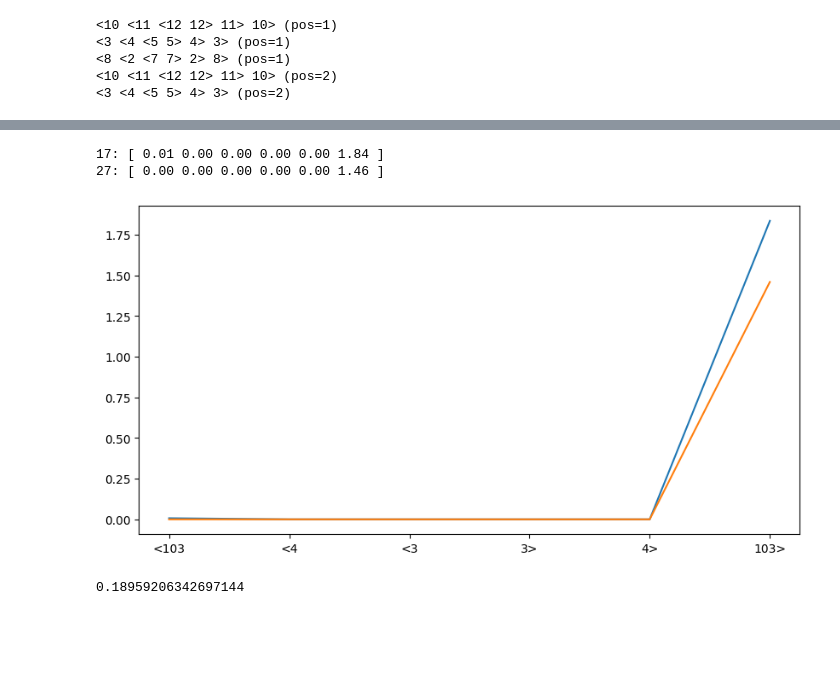
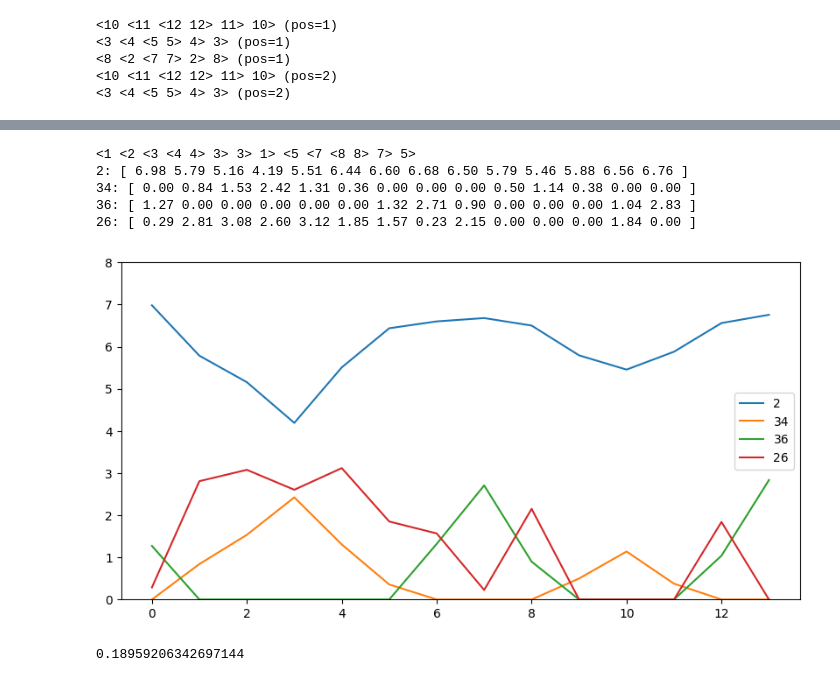
Before and after one commit to msh2481/LanguageTransfer, a Jupyter notebook: layer_replacement.ipynb, the cells around one changed output, grey strips where cells are left out. Cells and saved outputs as stored; diff of their text form; code cells hidden in the pictures; blank space fills up the shorter version.

```diff
--- a/layer_replacement.ipynb
+++ b/layer_replacement.ipynb
@@ -104,11 +119,11 @@ for prompt in tqdm(get_prompts(4000, n_tokens=prefix_cutoff)):
     assert_type(res, Float[TT, "n d"])
     logprobs = get_logprobs(model, tokenizer,  short_prompt)
     next_tokens = t.multinomial(logprobs.roll(-1, dims=0).exp(), 1).squeeze().tolist()
-    for i in range(8, 16):
-        prefix = " ".join(tokens[: i + 1])
+    for i_prefix in range(8, 16):
+        prefix = " ".join(tokens[: i_prefix + 1])
         prefixes.append(prefix)
-        suffixes.append(tokenizer.convert_ids_to_tokens(next_tokens[i]))
-        compressed.append(res[i])
+        suffixes.append(tokenizer.convert_ids_to_tokens(next_tokens[i_prefix]))
+        compressed.append(res[i_prefix])
 # %%
 @typed
 def show_activations(activations: Float[TT, "n d"], perm: Int[TT, "k"]) -> None:
@@ -124,10 +139,9 @@ def show_activations(activations: Float[TT, "n d"], perm: Int[TT, "k"]) -> None:
     fig.show()
 
 
-stacked = t.stack(compressed)
+stacked: Float[TT, "n_samples d"] = t.stack(compressed)
 stds = stacked.std(dim=0)
-std_argsort = t.tensor(list(stds.argsort())[::-1])
-important_dirs = std_argsort[:53]
+std_argsort = t.argsort(-stds)
 # stacked -= stacked.mean(dim=0, keepdim=True)
 # stacked /= stacked.norm(dim=0, keepdim=True)
-show_activations(stacked[:100], perm=important_dirs)
+show_activations(stacked[:100], perm=std_argsort)
@@ -134,7 +154,7 @@ show_activations(stacked[:100], perm=important_dirs)
 # %%
 stacked = t.stack(compressed)
-for pos, i in enumerate(std_argsort[:50]):
+for pos, i_prefix in enumerate(std_argsort[:50]):
     print(
-        f"{pos}) dim: {i.item()}\tstd: {ls(stds[i])}\tsim: {ls(sims[0][i])}\t other sim: {ls(sims[1][i])}"
+        f"{pos}) dim: {i_prefix.item()}\tstd: {ls(stds[i_prefix])}\tsim: {ls(sims[0][i_prefix])}\t other sim: {ls(sims[1][i_prefix])}"
     )
 # %% [output]
@@ -166,10 +186,10 @@ short_prompts = [
     ("<3 <4 <5 5> 4> 3>", 2),
 ]
 
-inspected_direction = 27
+inspected_direction = 32
 
 for prompt, position in short_prompts:
-    eps = 1e2
+    eps = 0.01
 
     effect = feature_effect(
         model,
@@ -183,7 +203,7 @@ for prompt, position in short_prompts:
     d = effect.base[f"lm_head"] * 0 + effect.diff[f"lm_head"]
     print(f"{prompt} (pos={position})")
 
-    r = 0.002 * eps
+    r = 0.04 * eps
     window = 50
     px.imshow(
         d[:, :window].detach(),
@@ -293,24 +373,26 @@ suffix (first) 2000 [('<170', 0.009), ('<213', 0.009), ('<224', 0.009), ('<6', 0
 # %%
 @typed
 def explore_input(user_input: str, features: list[int]) -> None:
-    tokens = tokenizer.encode(user_input)
     if any(x >= len(tokenizer) - 2 for x in tokenizer.encode(user_input)):
         print("Invalid input. Please try again.")
     cur = compressed_activations(model, tokenizer, user_input, {layer: sae})[layer]
-    str_tokens = tokenizer.tokenize(user_input)
-    str_tokens = [f"{tok}" for i, tok in enumerate(str_tokens)]
-    r = 200
     plt.figure(figsize=(10, 5))
+    plt.ylim(0, 8)
+    print(user_input)
     for feature in features:
         normalized = cur[:, feature] / stds[feature]
         print(f"{feature}: {ls(normalized)}")
-        plt.plot(str_tokens, normalized)
+        plt.plot(normalized, label=feature)
+    plt.legend()
     plt.show()
 
-for prompt in get_prompts(n=10, n_tokens=32):
-    features = [17, 27]
-    explore_input(prompt, features)
+features = [2, 34, 36, 26]
+prompt = "<1 <2 <3 <4 4> 3> 3> 1> <5 <7 <8 8> 7> 5>"
+explore_input(prompt, features)
 # %% [output]
-17: [ 0.01 0.00 0.00 0.00 0.00 1.84 ]
-27: [ 0.00 0.00 0.00 0.00 0.00 1.46 ]
+<1 <2 <3 <4 4> 3> 3> 1> <5 <7 <8 8> 7> 5>
+2: [ 6.98 5.79 5.16 4.19 5.51 6.44 6.60 6.68 6.50 5.79 5.46 5.88 6.56 6.76 ]
+34: [ 0.00 0.84 1.53 2.42 1.31 0.36 0.00 0.00 0.00 0.50 1.14 0.38 0.00 0.00 ]
+36: [ 1.27 0.00 0.00 0.00 0.00 0.00 1.32 2.71 0.90 0.00 0.00 0.00 1.04 2.83 ]
+26: [ 0.29 2.81 3.08 2.60 3.12 1.85 1.57 0.23 2.15 0.00 0.00 0.00 1.84 0.00 ]
-[figure, old version]
+[figure, new version]
```
Also changed, not shown: parts of 17 cells of this notebook.
